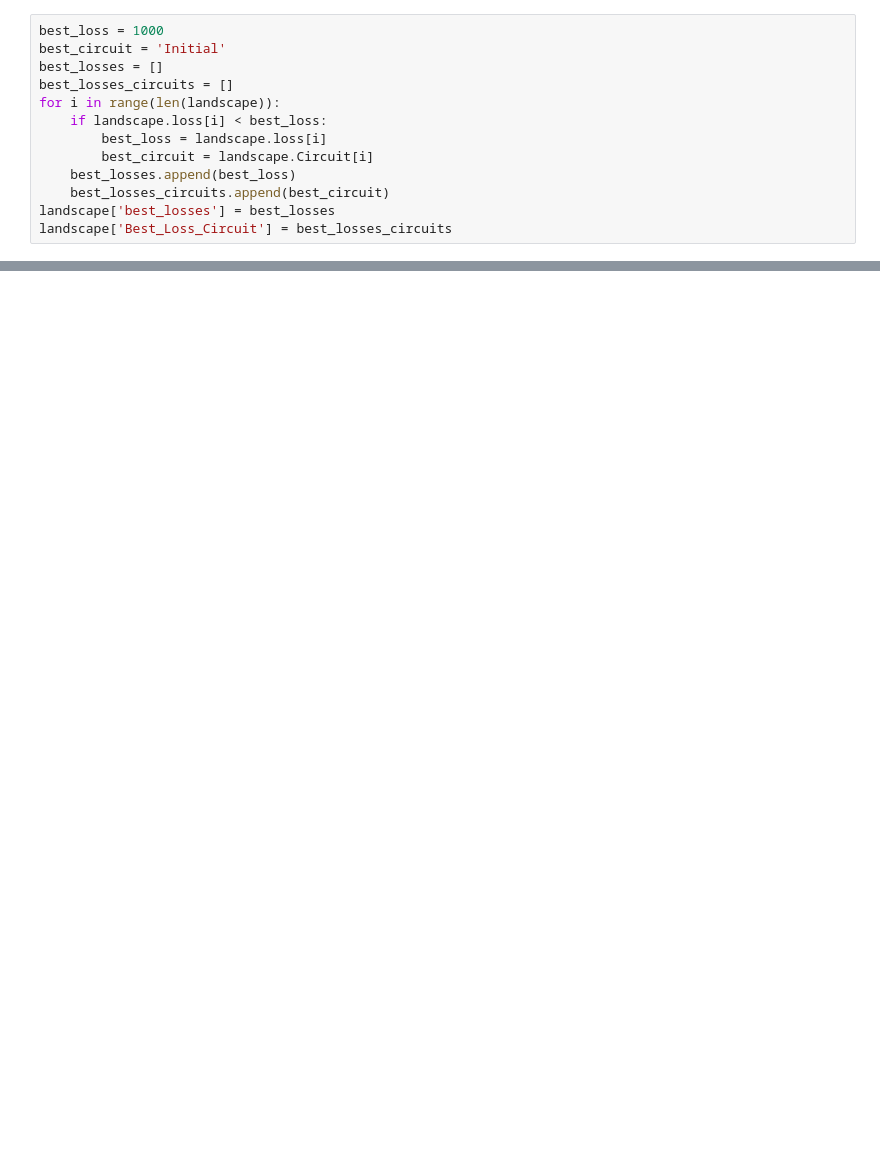
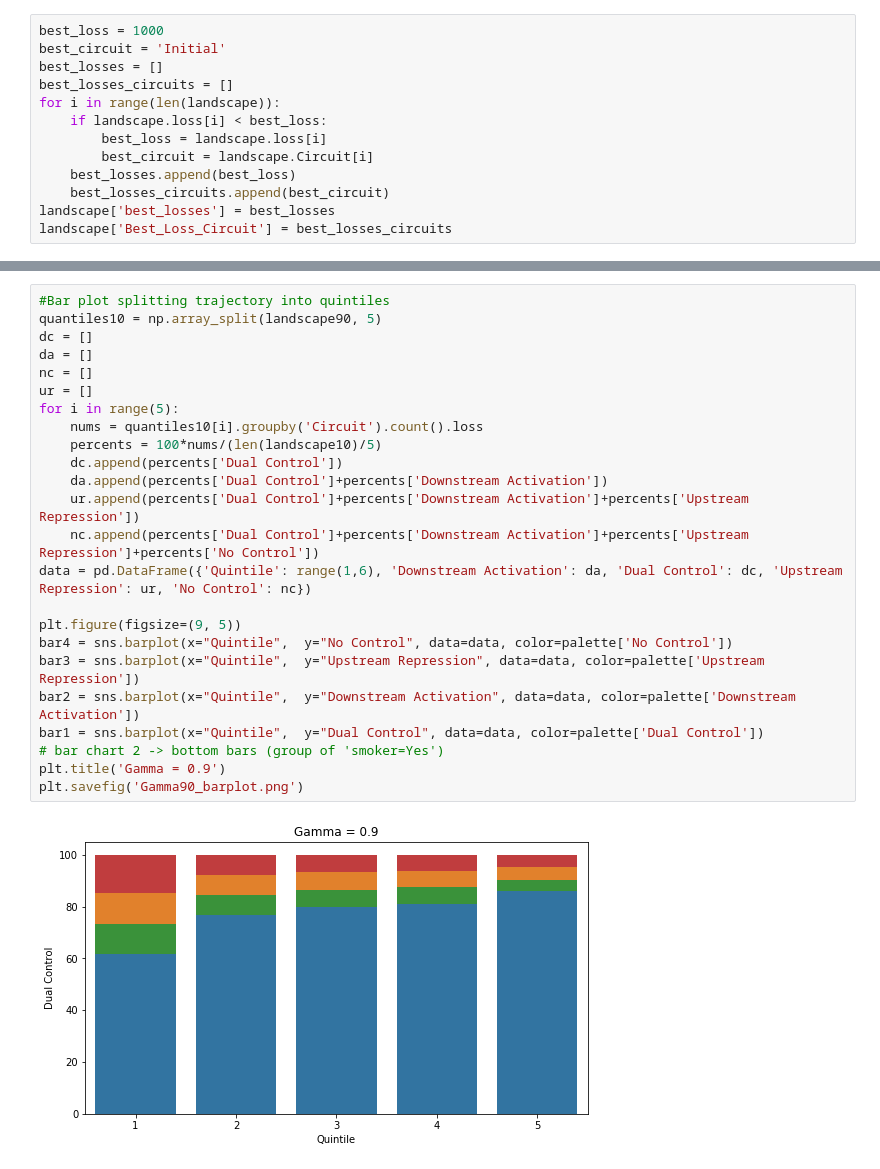
Before and after one commit to cjmerzbacher/msc-thesis, a Jupyter notebook: glucaric_acid_pathway/ga_hyperopt.ipynb, the cells around one changed output, grey strips where cells are left out. Cells and saved outputs as stored; diff of their text form; blank space fills up the shorter version.

```diff
--- a/glucaric_acid_pathway/ga_hyperopt.ipynb
+++ b/glucaric_acid_pathway/ga_hyperopt.ipynb
@@ -240,0 +287,26 @@ np.cov
+# %%
+#Bar plot splitting trajectory into quintiles
+quantiles10 = np.array_split(landscape90, 5)
+dc = []
+da = []
+nc = []
+ur = []
+for i in range(5):
+    nums = quantiles10[i].groupby('Circuit').count().loss
+    percents = 100*nums/(len(landscape10)/5)
+    dc.append(percents['Dual Control'])
+    da.append(percents['Dual Control']+percents['Downstream Activation'])
+    ur.append(percents['Dual Control']+percents['Downstream Activation']+percents['Upstream Repression'])
+    nc.append(percents['Dual Control']+percents['Downstream Activation']+percents['Upstream Repression']+percents['No Control'])
+data = pd.DataFrame({'Quintile': range(1,6), 'Downstream Activation': da, 'Dual Control': dc, 'Upstream Repression': ur, 'No Control': nc})
+
+plt.figure(figsize=(9, 5))
+bar4 = sns.barplot(x="Quintile",  y="No Control", data=data, color=palette['No Control'])
+bar3 = sns.barplot(x="Quintile",  y="Upstream Repression", data=data, color=palette['Upstream Repression'])
+bar2 = sns.barplot(x="Quintile",  y="Downstream Activation", data=data, color=palette['Downstream Activation'])
+bar1 = sns.barplot(x="Quintile",  y="Dual Control", data=data, color=palette['Dual Control'])
+# bar chart 2 -> bottom bars (group of 'smoker=Yes')
+plt.title('Gamma = 0.9')
+plt.savefig('Gamma90_barplot.png')
+# %% [output]
+[figure, added]
```
Also changed, not shown: parts of 19 cells of this notebook, 19 other files.
